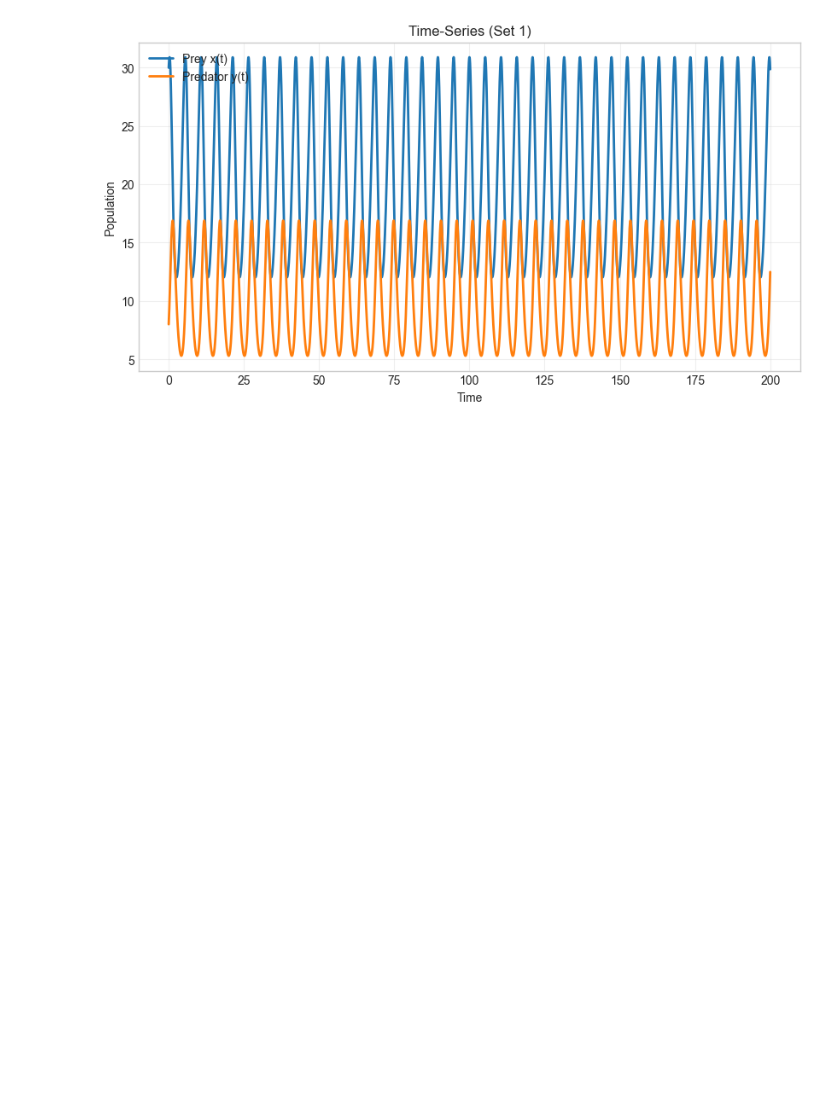
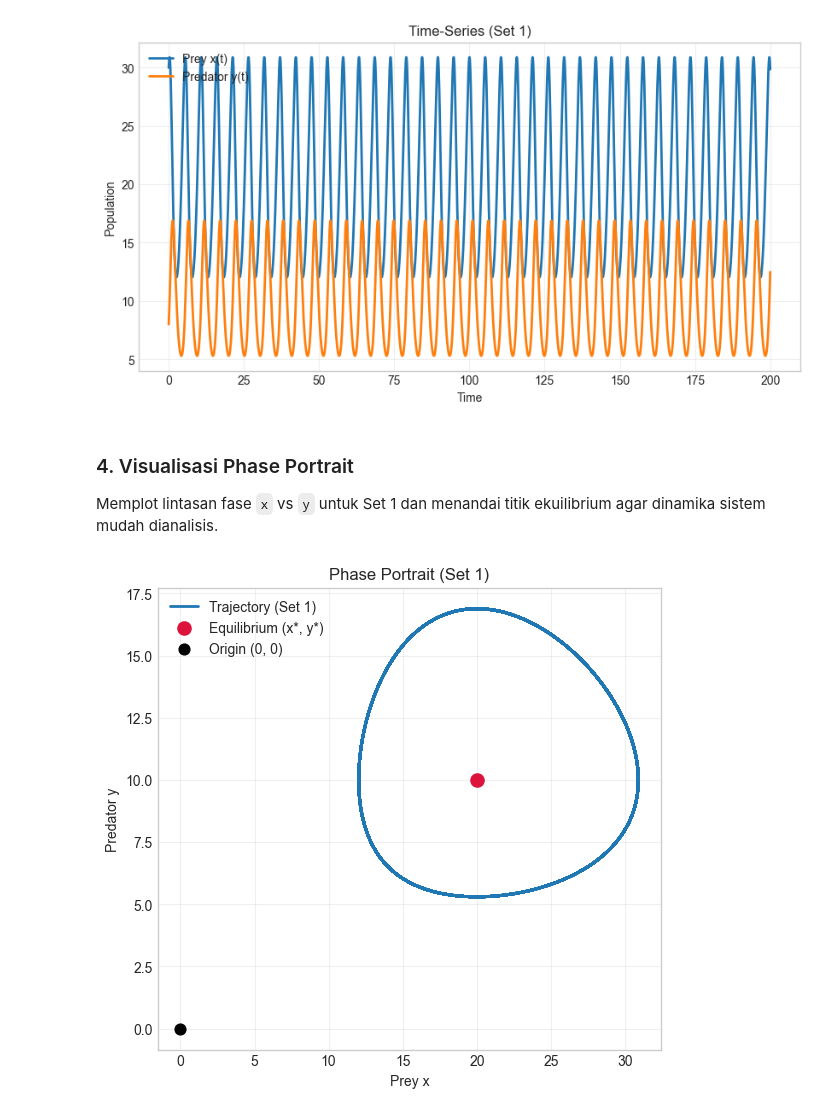
Before and after one commit to kuchikamizake05/LotkaVolterra, a Jupyter notebook: Lab_Week9_Lotka_Volterra.ipynb, the cells around one changed output. Saved outputs shown, nothing was run; the diff lists cells and outputs as text; code cells hidden in the pictures; blank space fills up the shorter version.

Commit message:
Add phase portrait analysis and equilibrium markers

```diff
--- a/Lab_Week9_Lotka_Volterra.ipynb
+++ b/Lab_Week9_Lotka_Volterra.ipynb
@@ -122,3 +122,20 @@ ax.grid(alpha=0.3)
 plt.show()
 # %% [output]
 [figure]
+# %% [markdown]
+### 4. Visualisasi Phase Portrait
+Memplot lintasan fase `x` vs `y` untuk Set 1 dan menandai titik ekuilibrium agar dinamika sistem mudah dianalisis.
+# %%
+# 2) Phase portrait + equilibrium
+fig, ax = plt.subplots(figsize=(6.5, 6))
+ax.plot(x1, y1, color='tab:blue', linewidth=2, label='Trajectory (Set 1)')
+ax.scatter([x_star], [y_star], s=90, color='crimson', label='Equilibrium (x*, y*)', zorder=4)
+ax.scatter([0], [0], s=60, color='black', label='Origin (0, 0)', zorder=4)
+ax.set_title('Phase Portrait (Set 1)')
+ax.set_xlabel('Prey x')
+ax.set_ylabel('Predator y')
+ax.legend()
+ax.grid(alpha=0.3)
+plt.show()
+# %% [output]
+[figure, added]
```
